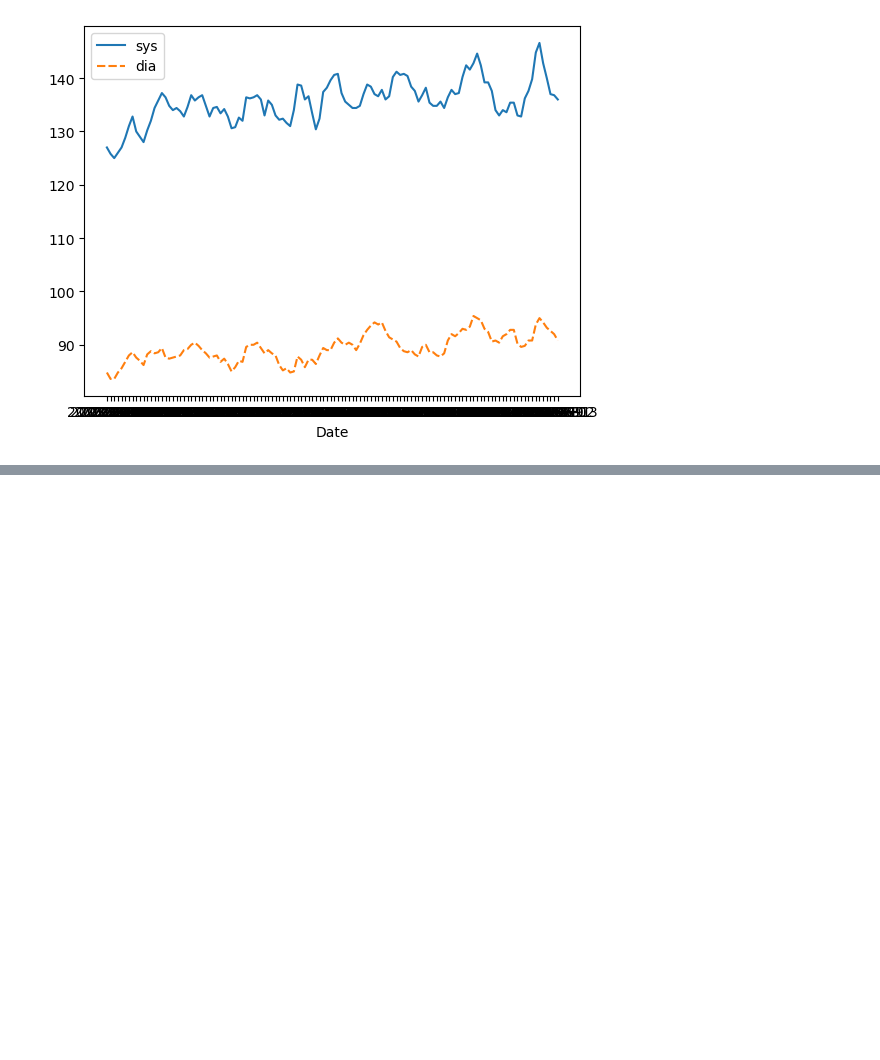
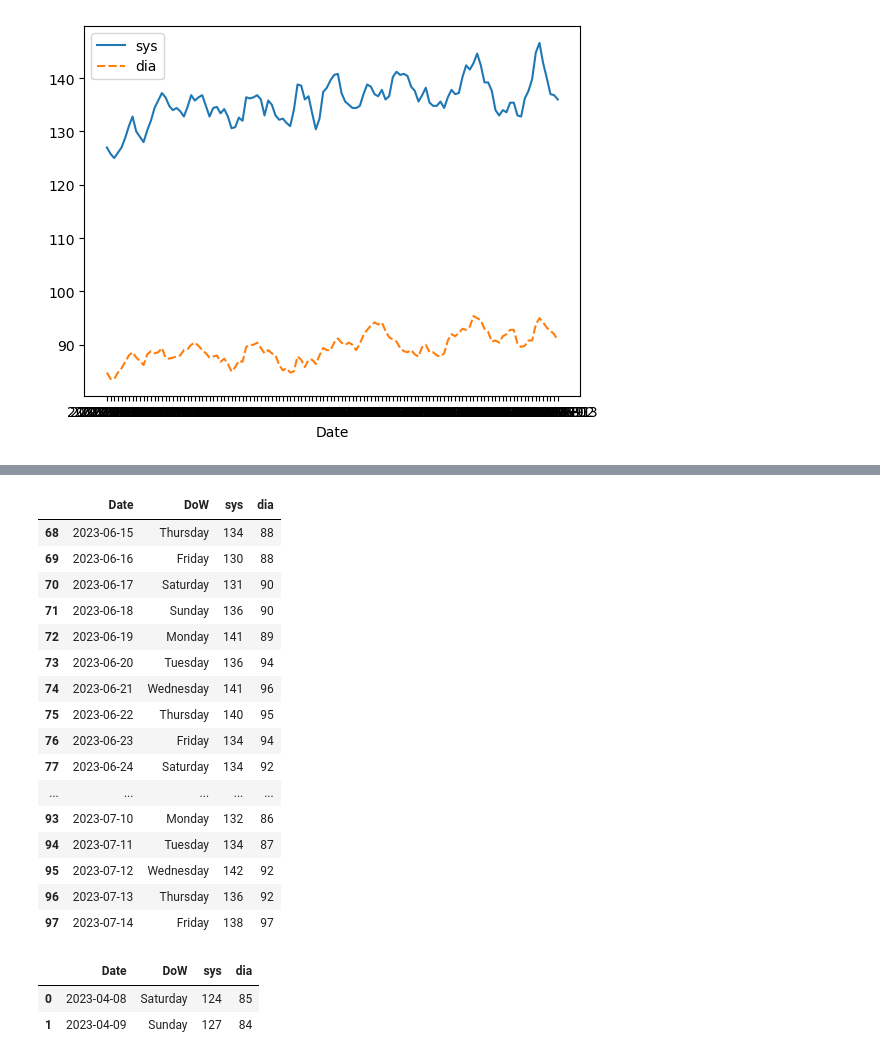
Before and after one commit to dolinger-nscc/BP, a Jupyter notebook: BP_EDA.ipynb, the cells around one changed output, grey strips where cells are left out. Cells and saved outputs as stored; diff of their text form; code cells hidden in the pictures; blank space fills up the shorter version.

```diff
--- a/BP_EDA.ipynb
+++ b/BP_EDA.ipynb
@@ -176,0 +198,38 @@ sns.lineplot(data=rolling);
+# %%
+lst_date = pd.to_datetime(df_summary['Date'].max())
+thirty_days_ago = lst_date - pd.to_timedelta(30, unit='d')
+# lst_date, thirty_days_ago
+
+df_summary['Date'] = pd.to_datetime(df_summary['Date'])
+# df_summary.info()
+
+thirty_day_df = df_summary[df_summary['Date'] > thirty_days_ago]
+
+sixty_days_ago = lst_date - pd.to_timedelta(60, unit='d')
+# prior_thirty_days =
+#df_summary[(df_summary['Date'] > sixty_days_ago) & (df_summary['Date'] < thirty_days_ago)]
+df_summary[(df_summary['Date'] > sixty_days_ago) & (df_summary['Date'] <= thirty_days_ago)]
+# %% [output]
+|  | Date | DoW | sys | dia |
+| 68 | 2023-06-15 | Thursday | 134 | 88 |
+| 69 | 2023-06-16 | Friday | 130 | 88 |
+| 70 | 2023-06-17 | Saturday | 131 | 90 |
+| 71 | 2023-06-18 | Sunday | 136 | 90 |
+| 72 | 2023-06-19 | Monday | 141 | 89 |
+| 73 | 2023-06-20 | Tuesday | 136 | 94 |
+| 74 | 2023-06-21 | Wednesday | 141 | 96 |
+| 75 | 2023-06-22 | Thursday | 140 | 95 |
+| 76 | 2023-06-23 | Friday | 134 | 94 |
+| 77 | 2023-06-24 | Saturday | 134 | 92 |
+| ... | ... | ... | ... | ... |
+| 93 | 2023-07-10 | Monday | 132 | 86 |
+| 94 | 2023-07-11 | Tuesday | 134 | 87 |
+| 95 | 2023-07-12 | Wednesday | 142 | 92 |
+| 96 | 2023-07-13 | Thursday | 136 | 92 |
+| 97 | 2023-07-14 | Friday | 138 | 97 |
+# %%
+df_summary.head(2)
+# %% [output]
+|  | Date | DoW | sys | dia |
+| 0 | 2023-04-08 | Saturday | 124 | 85 |
+| 1 | 2023-04-09 | Sunday | 127 | 84 |
```
Also changed, not shown: parts of 1 cell of this notebook.
